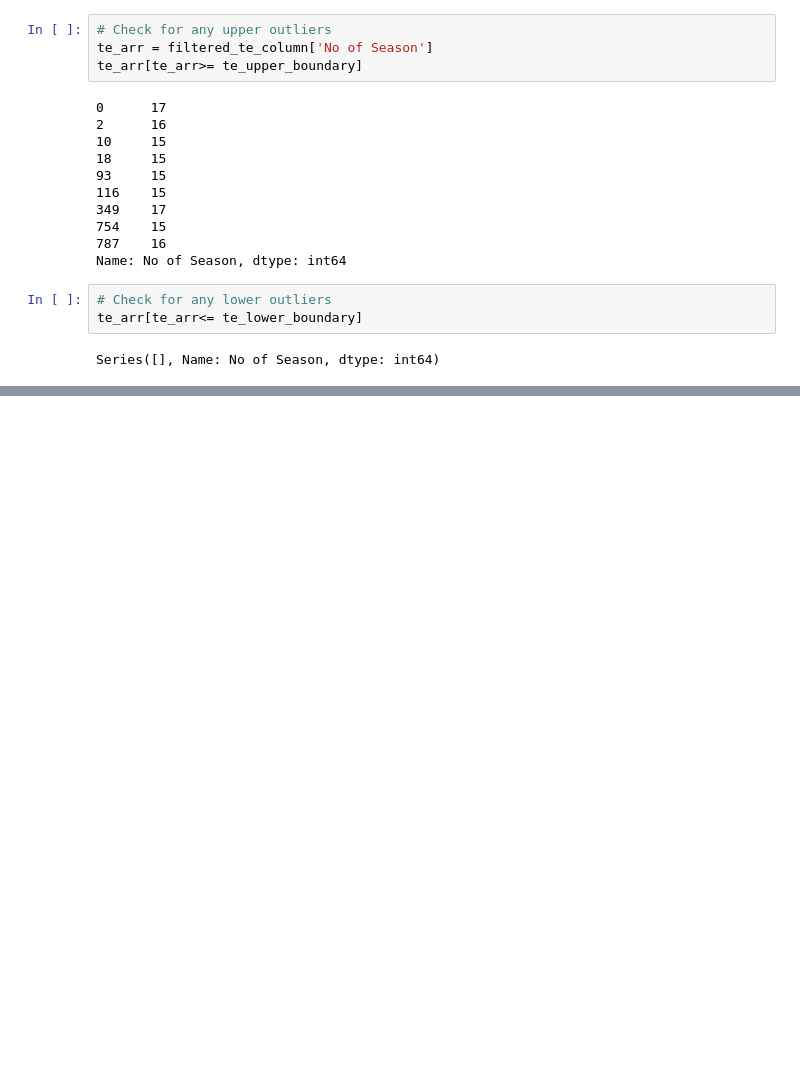
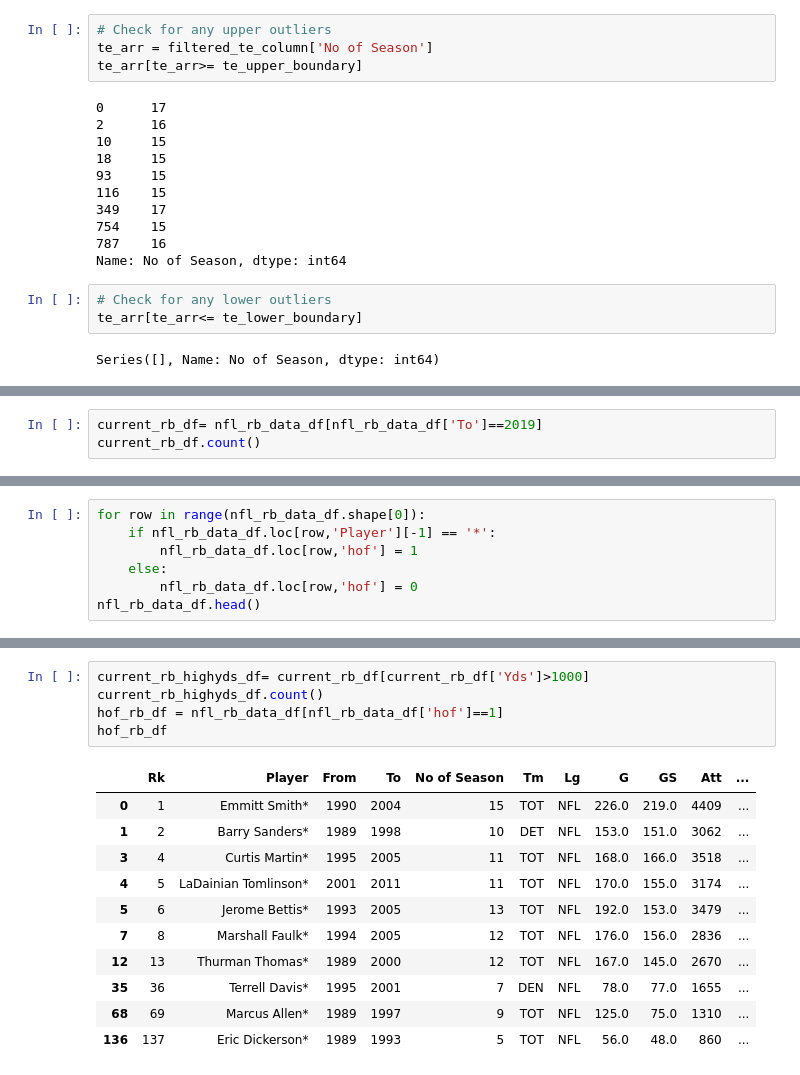
Before and after one commit to ankitapatel9/NFL-project, a Jupyter notebook: NFL-QB.ipynb, the cells around one changed output, grey strips where cells are left out. Drawn from its saved outputs; the diff is of its cells as text; blank space fills up the shorter version.

Commit message:
RB Data analysis

```diff
--- a/NFL-QB.ipynb
+++ b/NFL-QB.ipynb
@@ -441,3 +441,6 @@ plt.show()
 # %% [output]
 [interactive output not drawn]
 [interactive output not drawn]
+# %%
+current_rb_df= nfl_rb_data_df[nfl_rb_data_df['To']==2019]
+current_rb_df.count()
@@ -443,0 +467,7 @@ plt.show()
+# %%
+for row in range(nfl_rb_data_df.shape[0]):
+    if nfl_rb_data_df.loc[row,'Player'][-1] == '*':
+        nfl_rb_data_df.loc[row,'hof'] = 1
+    else:
+        nfl_rb_data_df.loc[row,'hof'] = 0
+nfl_rb_data_df.head()
@@ -443,0 +481,17 @@ plt.show()
+# %%
+current_rb_highyds_df= current_rb_df[current_rb_df['Yds']>1000]
+current_rb_highyds_df.count()
+hof_rb_df = nfl_rb_data_df[nfl_rb_data_df['hof']==1]
+hof_rb_df
+# %% [output]
+|  | Rk | Player | From | To | No of Season | Tm | Lg | G | GS | Att | ... |
+| 0 | 1 | Emmitt Smith* | 1990 | 2004 | 15 | TOT | NFL | 226.0 | 219.0 | 4409 | ... |
+| 1 | 2 | Barry Sanders* | 1989 | 1998 | 10 | DET | NFL | 153.0 | 151.0 | 3062 | ... |
+| 3 | 4 | Curtis Martin* | 1995 | 2005 | 11 | TOT | NFL | 168.0 | 166.0 | 3518 | ... |
+| 4 | 5 | LaDainian Tomlinson* | 2001 | 2011 | 11 | TOT | NFL | 170.0 | 155.0 | 3174 | ... |
+| 5 | 6 | Jerome Bettis* | 1993 | 2005 | 13 | TOT | NFL | 192.0 | 153.0 | 3479 | ... |
+| 7 | 8 | Marshall Faulk* | 1994 | 2005 | 12 | TOT | NFL | 176.0 | 156.0 | 2836 | ... |
+| 12 | 13 | Thurman Thomas* | 1989 | 2000 | 12 | TOT | NFL | 167.0 | 145.0 | 2670 | ... |
+| 35 | 36 | Terrell Davis* | 1995 | 2001 | 7 | DEN | NFL | 78.0 | 77.0 | 1655 | ... |
+| 68 | 69 | Marcus Allen* | 1989 | 1997 | 9 | TOT | NFL | 125.0 | 75.0 | 1310 | ... |
+| 136 | 137 | Eric Dickerson* | 1989 | 1993 | 5 | TOT | NFL | 56.0 | 48.0 | 860 | ... |
```
Also changed, not shown: parts of 8 cells of this notebook, 1 other file.
